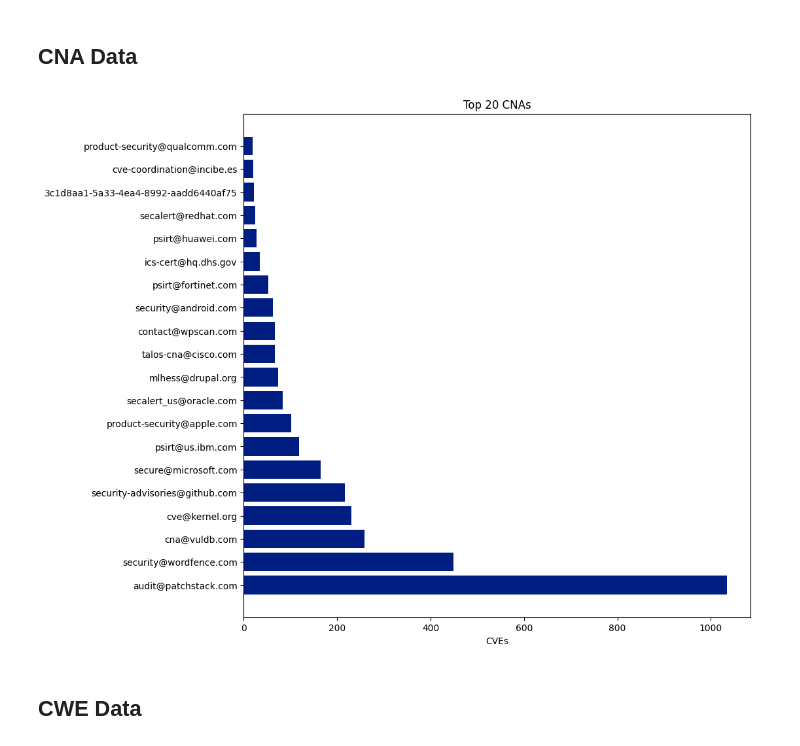
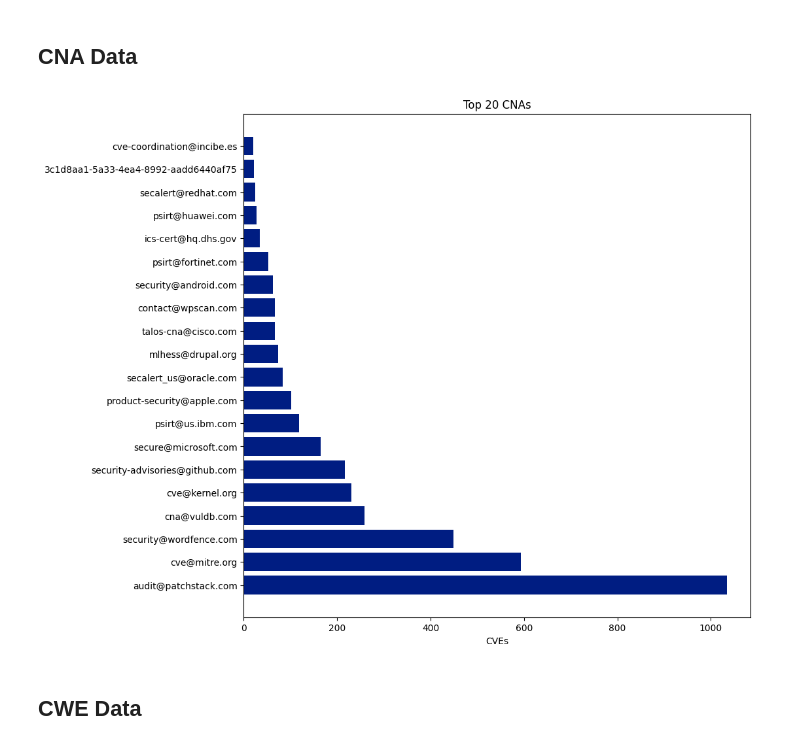
Before and after one commit to jgamblin/monthlyCVEStats, a Jupyter notebook: 2025/January/January.ipynb, the cells around one changed output. Drawn from its saved outputs; the diff is of its cells as text; code cells hidden in the pictures.

```diff
--- a/2025/January/January.ipynb
+++ b/2025/January/January.ipynb
@@ -214,18 +214,16 @@ Markdown(f"## CNA Data")
 # %%
 nvd['Assigner'].replace('416baaa9-dc9f-4396-8d5f-8c081fb06d67','cve@kernel.org',inplace=True)
 nvd_frequency = nvd['Assigner'].value_counts()
 nvd_frequency = nvd_frequency.reset_index()
 nvd_frequency.columns = ['Assigner', 'counts']
-nvd_frequency[nvd_frequency.counts > 100].head(50)
-nvd_frequency_no_mitre = nvd_frequency[~nvd_frequency.Assigner.str.contains('cve@mitre.org')]
-nvd_frequency_no_mitre = nvd_frequency_no_mitre.head(20)
+nvd_frequency_no_mitre = nvd_frequency.head(20)
 plt.figure(figsize=(10,10))
 plt.barh("Assigner", "counts", data = nvd_frequency_no_mitre, color="#001d82")
 plt.xlabel("CVEs");
 plt.ylabel("") ;
 plt.title("Top 20 CNAs");
 # %% [output]
-[figure, old version]
+[figure, new version]
 # %%
 Markdown(f"## CWE Data")
 # %% [output]
```
Also changed, not shown: 1 other file.
